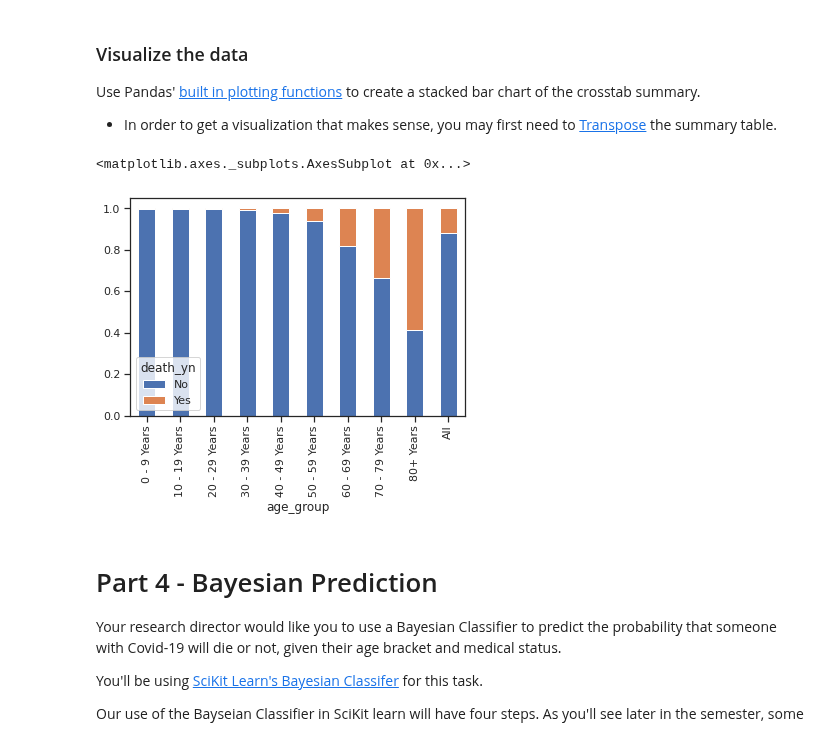
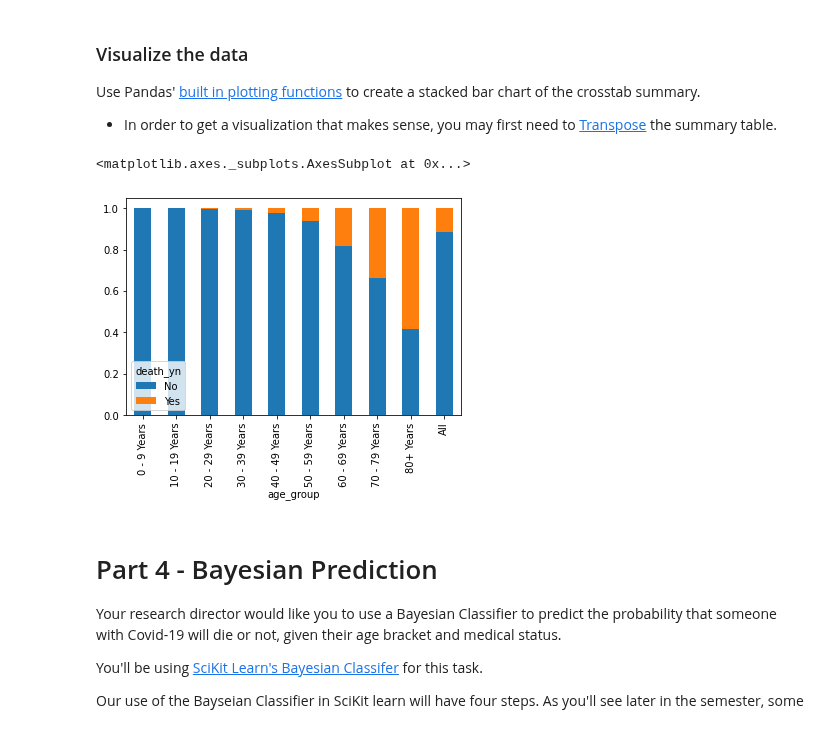
Before and after one commit to byui-cse/cse450-course, a Jupyter notebook: notebooks/Exploration_05_Solved.ipynb, the cells around one changed output. Cells and saved outputs as stored; diff of their text form; code cells hidden in the pictures.

Commit message:
Remove Seaborn reference

```diff
--- a/notebooks/Exploration_05_Solved.ipynb
+++ b/notebooks/Exploration_05_Solved.ipynb
@@ -189,17 +192,10 @@ Use Pandas' [built in plotting functions](https://pandas.pydata.org/docs/user_gu
 # %%
 # Transpose and plot the summary table as a stacked bar chart
 
-# Even though I'm not using seaborn, I'm going to import it and
-# set it's theme, because it affects all matplotlib based charts
-# and will make pandas' charts look nicer.
-
-import seaborn as sns
-sns.set()
-sns.set_style('ticks')
 summary.T.plot(kind='bar', stacked=True)
 # %% [output]
 <matplotlib.axes._subplots.AxesSubplot at 0x...>
-[figure, old version]
+[figure, new version]
 # %% [markdown]
 # Part 4 - Bayesian Prediction
 
```
Also changed, not shown: parts of 1 cell of this notebook.
